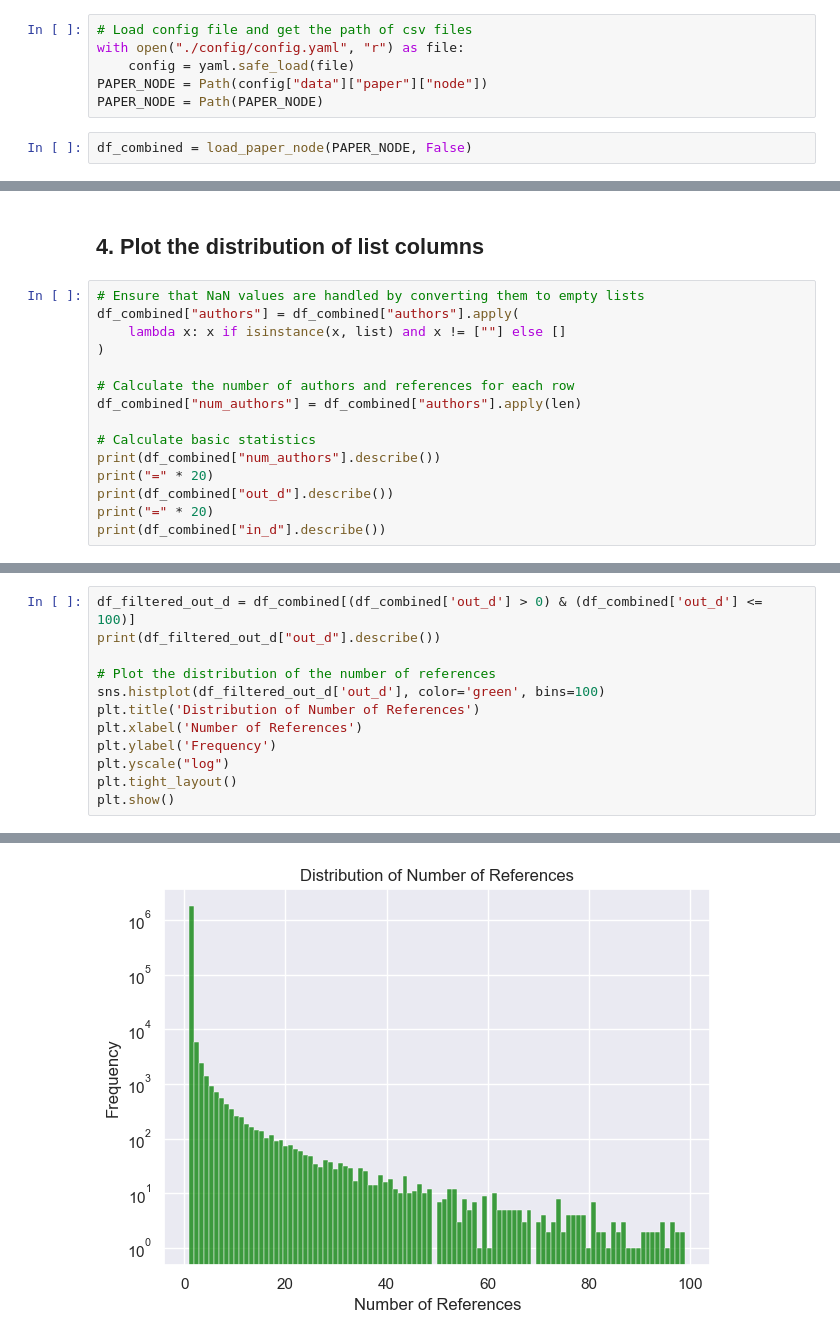
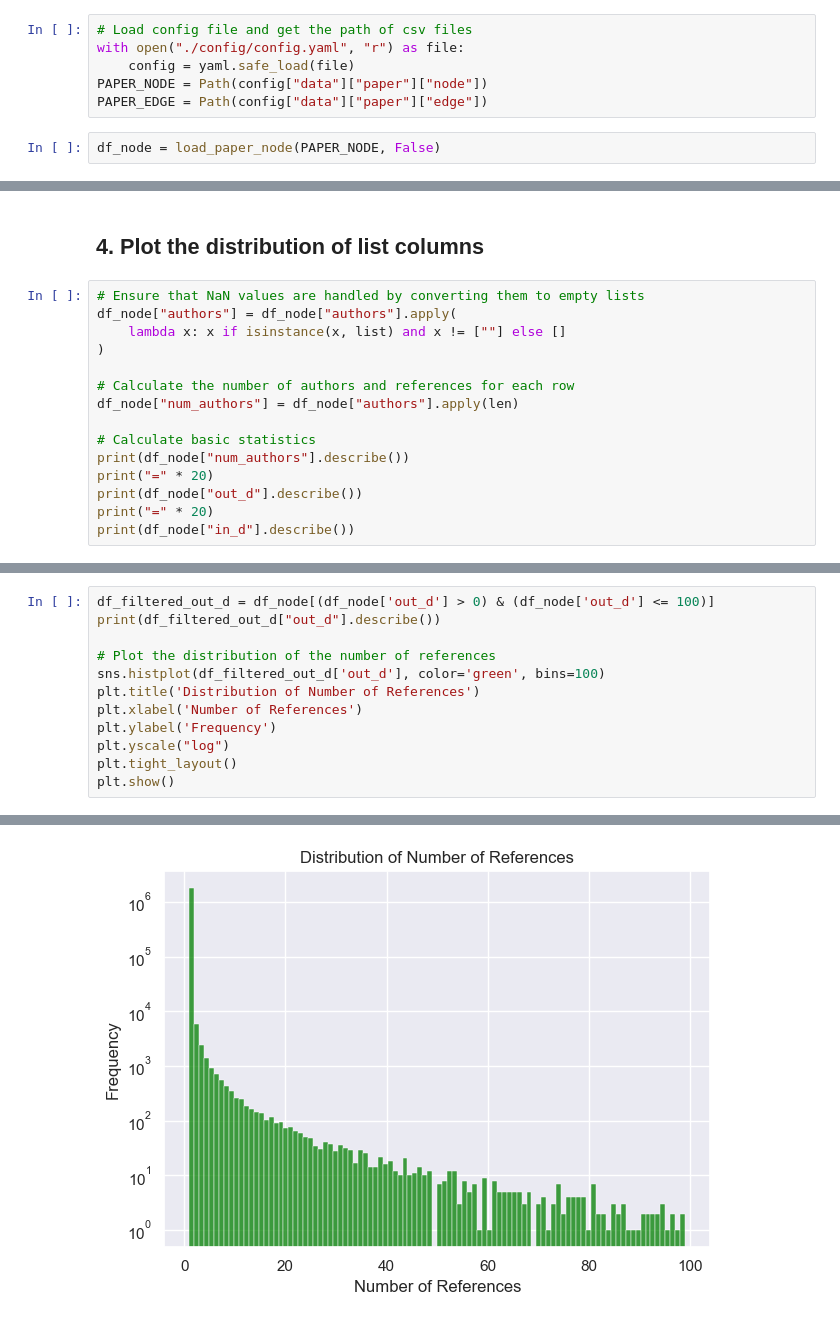
Before and after one commit to mango7789/Social-Network-Mining-DATA130007, a Jupyter notebook: analysis.ipynb, the cells around one changed output, grey strips where cells are left out. Cells and saved outputs as stored; diff of their text form.

```diff
--- a/analysis.ipynb
+++ b/analysis.ipynb
@@ -22,6 +20,6 @@ from utils import load_paper_node
 with open("./config/config.yaml", "r") as file:
     config = yaml.safe_load(file)
 PAPER_NODE = Path(config["data"]["paper"]["node"])
-PAPER_NODE = Path(PAPER_NODE)
+PAPER_EDGE = Path(config["data"]["paper"]["edge"])
 # %%
-df_combined = load_paper_node(PAPER_NODE, False)
+df_node = load_paper_node(PAPER_NODE, False)
@@ -63,19 +64,19 @@ dtype: int64
 ## 4. Plot the distribution of list columns
 # %%
 # Ensure that NaN values are handled by converting them to empty lists
-df_combined["authors"] = df_combined["authors"].apply(
+df_node["authors"] = df_node["authors"].apply(
     lambda x: x if isinstance(x, list) and x != [""] else []
 )
 
 # Calculate the number of authors and references for each row
-df_combined["num_authors"] = df_combined["authors"].apply(len)
+df_node["num_authors"] = df_node["authors"].apply(len)
 
 # Calculate basic statistics
-print(df_combined["num_authors"].describe())
+print(df_node["num_authors"].describe())
 print("=" * 20)
-print(df_combined["out_d"].describe())
+print(df_node["out_d"].describe())
 print("=" * 20)
-print(df_combined["in_d"].describe())
+print(df_node["in_d"].describe())
 # %% [output]
 count    3.680007e+06
 mean     2.836479e+00
@@ -117,7 +118,7 @@ max      2.000000e+01
 Name: num_authors, dtype: float64
 [figure]
 # %%
-df_filtered_out_d = df_combined[(df_combined['out_d'] > 0) & (df_combined['out_d'] <= 100)]
+df_filtered_out_d = df_node[(df_node['out_d'] > 0) & (df_node['out_d'] <= 100)]
 print(df_filtered_out_d["out_d"].describe())
 
 # Plot the distribution of the number of references
@@ -135,8 +136,8 @@ std      1.083771e+00
 min      1.000000e+00
 25%      1.000000e+00
 50%      1.000000e+00
 75%      1.000000e+00
 max      9.900000e+01
 Name: out_d, dtype: float64
-[figure, old version]
+[figure, new version]
 # %%
```
Also changed, not shown: parts of 15 cells of this notebook, 3 other files.
